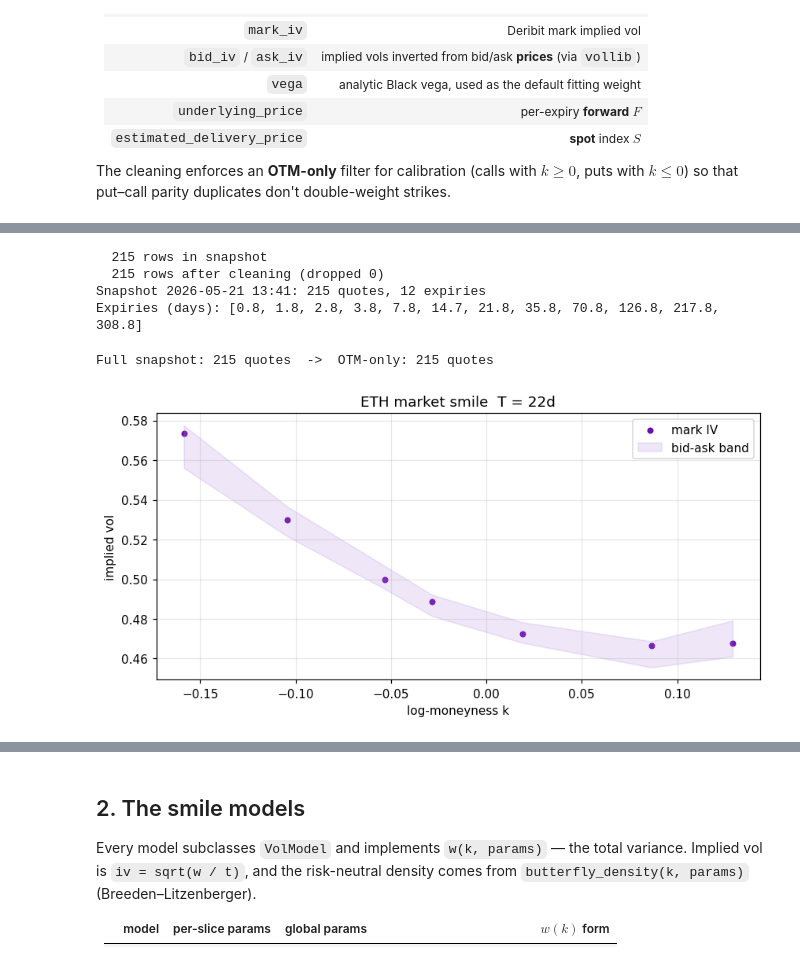
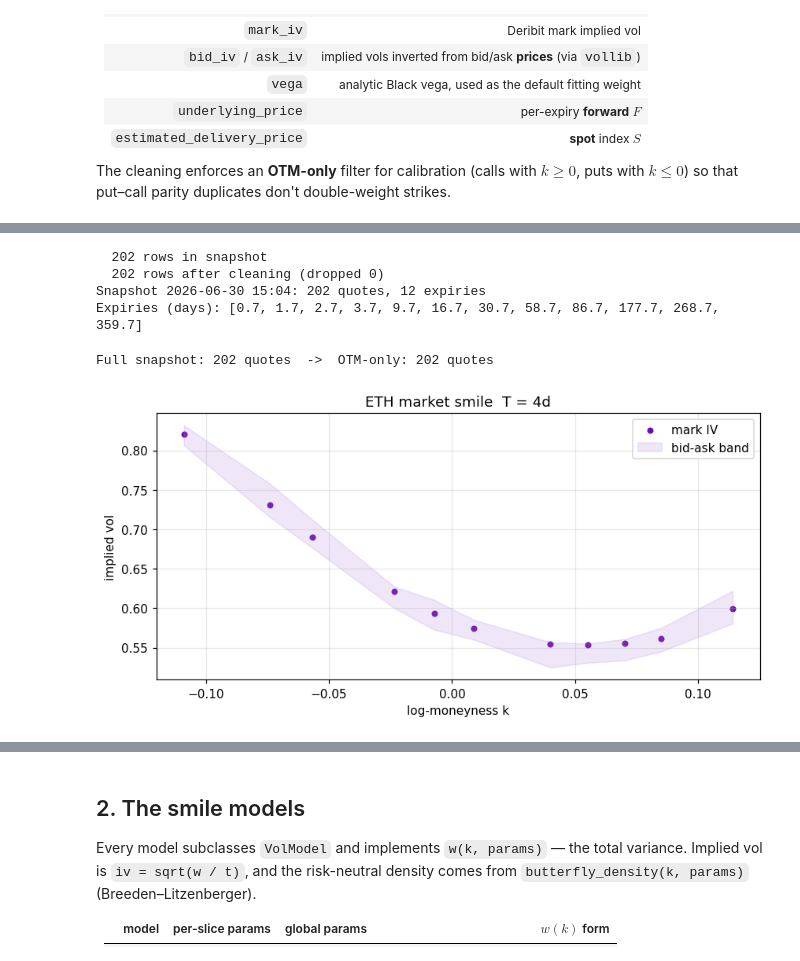
Before and after one commit to wiillytom/svi_modeling, a Jupyter notebook: volatility_surface/notebooks/project_outline.ipynb, the cells around one changed output, grey strips where cells are left out. Cells and saved outputs as stored; diff of their text form; code cells hidden in the pictures.

```diff
--- a/volatility_surface/notebooks/project_outline.ipynb
+++ b/volatility_surface/notebooks/project_outline.ipynb
@@ -146,36 +152,36 @@ Columns: ['bid_price', 'ask_price', 'open_interest', 'mark_price', 'creation_tim
 # %%
 # load_snapshot() pulls a single timestamp and re-derives k, w, t cleanly.
 snapshots = sorted(raw["file_timestamp"].unique())
-SNAP_TS = snapshots[0]
+SNAP_TS = snapshots[-1]
 df = load_snapshot(str(PARQUET_ETH), timestamp=SNAP_TS)
 
 expiries = sorted(df["t"].unique())
 print(f"Snapshot {SNAP_TS}: {len(df)} quotes, {len(expiries)} expiries")
 print("Expiries (days):", [round(t*365, 1) for t in expiries])
 # %% [output]
-  215 rows in snapshot
-  215 rows after cleaning (dropped 0)
-Snapshot 2026-05-21 13:41: 215 quotes, 12 expiries
-Expiries (days): [0.8, 1.8, 2.8, 3.8, 7.8, 14.7, 21.8, 35.8, 70.8, 126.8, 217.8, 308.8]
+  202 rows in snapshot
+  202 rows after cleaning (dropped 0)
+Snapshot 2026-06-30 15:04: 202 quotes, 12 expiries
+Expiries (days): [0.7, 1.7, 2.7, 3.7, 9.7, 16.7, 30.7, 58.7, 86.7, 177.7, 268.7, 359.7]
 # %%
 # OTM-only view used for all calibration below
 otm = ((df["option_type"] == "C") & (df["k"] >= 0)) | \
       ((df["option_type"] == "P") & (df["k"] <= 0))
 df_otm = df[otm].copy()
 print(f"Full snapshot: {len(df)} quotes  ->  OTM-only: {len(df_otm)} quotes")
 
 # Quick look at one expiry's smile
-T0 = expiries[len(expiries)//2]
+T0 = expiries[3]
 sl = df_otm[np.isclose(df_otm["t"], T0)].sort_values("k")
 fig, ax = plt.subplots(figsize=(9, 4))
 ax.scatter(sl["k"], sl["mark_iv"], s=18, c="#6A0DAD", label="mark IV")
 ax.fill_between(sl["k"], sl["bid_iv"], sl["ask_iv"], alpha=0.2, color="#B284E0", label="bid-ask band")
 ax.set(xlabel="log-moneyness k", ylabel="implied vol",
        title=f"ETH market smile  T = {T0*365:.0f}d")
 ax.legend(); plt.show()
 # %% [output]
-Full snapshot: 215 quotes  ->  OTM-only: 215 quotes
+Full snapshot: 202 quotes  ->  OTM-only: 202 quotes
-[figure, old version]
+[figure, new version]
 # %% [markdown]
 <a id="sec1b"></a>
 ## 1b. Exploratory data analysis
```
Also changed, not shown: parts of 21 cells of this notebook, 45 other files.
